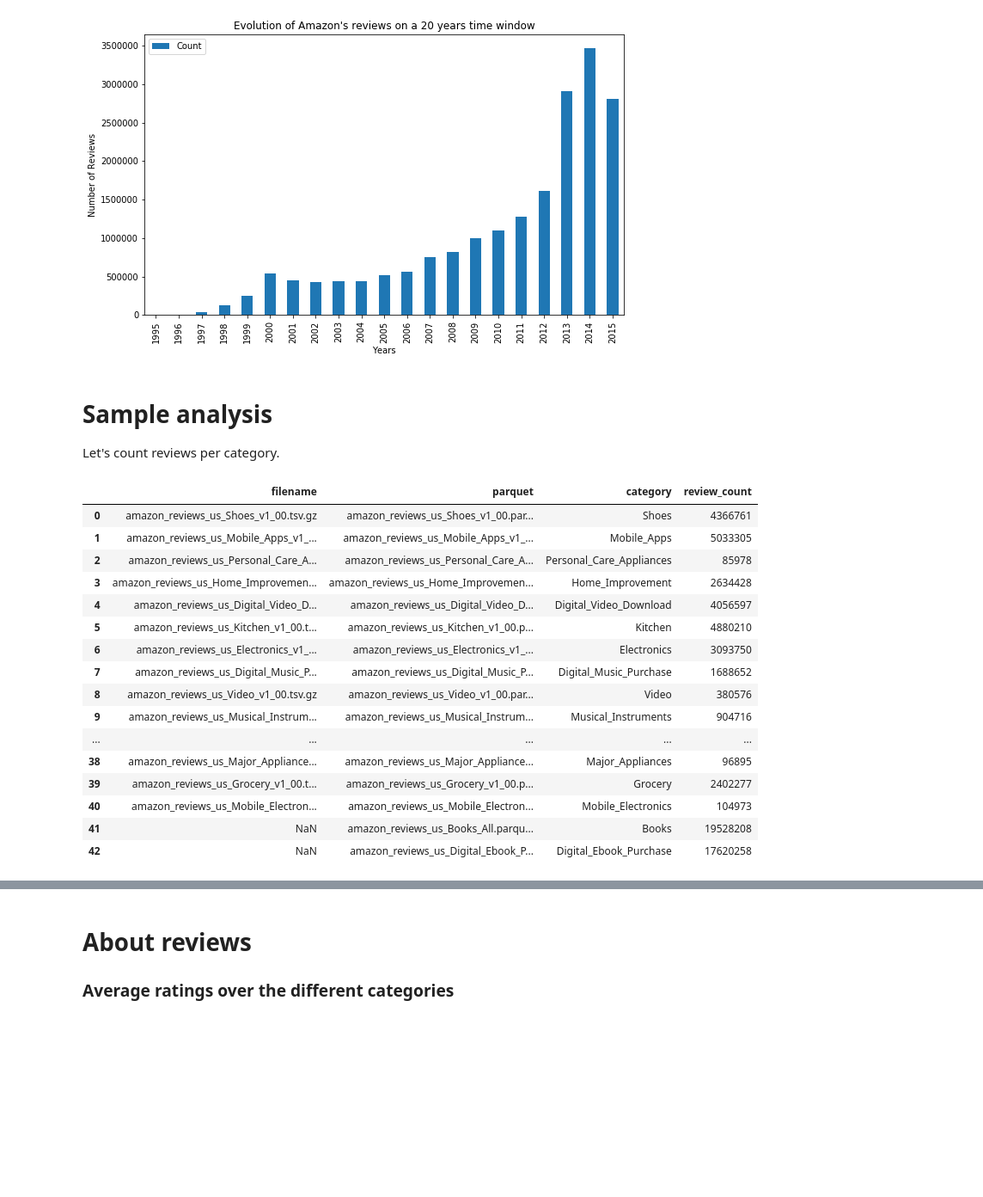
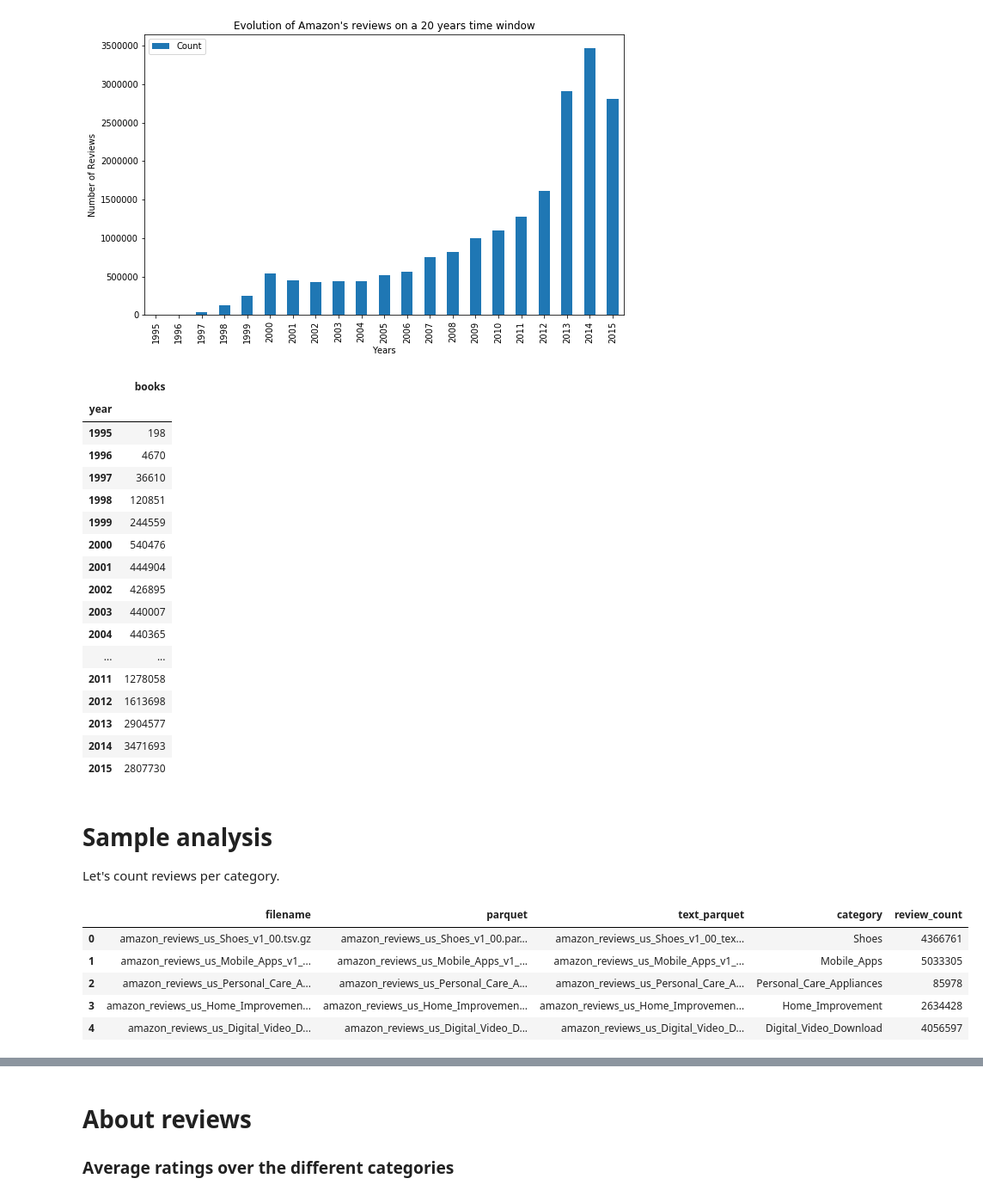
Before and after one commit to pjuda/ada-project, a Jupyter notebook: amazon-reviews.ipynb, the cells around one changed output, grey strips where cells are left out. Shown: that part at 86% size. Cells and saved outputs as stored; diff of their text form; code cells hidden in the pictures; blank space fills up the shorter version.

```diff
--- a/amazon-reviews.ipynb
+++ b/amazon-reviews.ipynb
@@ -12,7 +12,7 @@ import collections
 # directory where you have the parquet files. You need them to run any analysis.
 # Download Parquets here: https://drive.google.com/open?id=1BkH7vfupcBaLs2gTYphff6z9Qvg-TcAq
 # Extract parquet.tar.gz to the directory of you notebook or change the PARQUET_DIR
-PARQUET_DIR = '../parquet/'
+PARQUET_DIR = './parquet/'
 # %%
 # Load dataframes listing the parquet files
 
@@ -102,6 +91,31 @@ ax.set_ylabel("Number of Reviews")
 # %% [output]
 Text(0,0.5,'Number of Reviews')
 [figure]
+# %%
+df_books['year'] = pd.DatetimeIndex(df_books['review_date']).year
+# %%
+df = pd.DataFrame()
+df['books'] = df_books.groupby('year')['year'].count()
+df
+# %% [output]
+|  | books |
+| year |  |
+| 1995 | 198 |
+| 1996 | 4670 |
+| 1997 | 36610 |
+| 1998 | 120851 |
+| 1999 | 244559 |
+| 2000 | 540476 |
+| 2001 | 444904 |
+| 2002 | 426895 |
+| 2003 | 440007 |
+| 2004 | 440365 |
+| ... | ... |
+| 2011 | 1278058 |
+| 2012 | 1613698 |
+| 2013 | 2904577 |
+| 2014 | 3471693 |
+| 2015 | 2807730 |
 # %% [markdown]
 # Sample analysis
 
@@ -115,23 +129,12 @@ def count_reviews(parquet_file):
     return df.shape[0]
 # %%
 category_reviews['review_count'] = category_reviews['parquet'].apply(count_reviews)
-category_reviews
+category_reviews.head()
 # %% [output]
-|  | filename | parquet | category | review_count |
-| 0 | amazon_reviews_us_Shoes_v1_00.tsv.gz | amazon_reviews_us_Shoes_v1_00.par... | Shoes | 4366761 |
-| 1 | amazon_reviews_us_Mobile_Apps_v1_... | amazon_reviews_us_Mobile_Apps_v1_... | Mobile_Apps | 5033305 |
-| 2 | amazon_reviews_us_Personal_Care_A... | amazon_reviews_us_Personal_Care_A... | Personal_Care_Appliances | 85978 |
-| 3 | amazon_reviews_us_Home_Improvemen... | amazon_reviews_us_Home_Improvemen... | Home_Improvement | 2634428 |
-| 4 | amazon_reviews_us_Digital_Video_D... | amazon_reviews_us_Digital_Video_D... | Digital_Video_Download | 4056597 |
-| 5 | amazon_reviews_us_Kitchen_v1_00.t... | amazon_reviews_us_Kitchen_v1_00.p... | Kitchen | 4880210 |
-| 6 | amazon_reviews_us_Electronics_v1_... | amazon_reviews_us_Electronics_v1_... | Electronics | 3093750 |
-| 7 | amazon_reviews_us_Digital_Music_P... | amazon_reviews_us_Digital_Music_P... | Digital_Music_Purchase | 1688652 |
-| 8 | amazon_reviews_us_Video_v1_00.tsv.gz | amazon_reviews_us_Video_v1_00.par... | Video | 380576 |
-| 9 | amazon_reviews_us_Musical_Instrum... | amazon_reviews_us_Musical_Instrum... | Musical_Instruments | 904716 |
-| ... | ... | ... | ... | ... |
-| 38 | amazon_reviews_us_Major_Appliance... | amazon_reviews_us_Major_Appliance... | Major_Appliances | 96895 |
-| 39 | amazon_reviews_us_Grocery_v1_00.t... | amazon_reviews_us_Grocery_v1_00.p... | Grocery | 2402277 |
-| 40 | amazon_reviews_us_Mobile_Electron... | amazon_reviews_us_Mobile_Electron... | Mobile_Electronics | 104973 |
-| 41 | NaN | amazon_reviews_us_Books_All.parqu... | Books | 19528208 |
-| 42 | NaN | amazon_reviews_us_Digital_Ebook_P... | Digital_Ebook_Purchase | 17620258 |
+|  | filename | parquet | text_parquet | category | review_count |
+| 0 | amazon_reviews_us_Shoes_v1_00.tsv.gz | amazon_reviews_us_Shoes_v1_00.par... | amazon_reviews_us_Shoes_v1_00_tex... | Shoes | 4366761 |
+| 1 | amazon_reviews_us_Mobile_Apps_v1_... | amazon_reviews_us_Mobile_Apps_v1_... | amazon_reviews_us_Mobile_Apps_v1_... | Mobile_Apps | 5033305 |
+| 2 | amazon_reviews_us_Personal_Care_A... | amazon_reviews_us_Personal_Care_A... | amazon_reviews_us_Personal_Care_A... | Personal_Care_Appliances | 85978 |
+| 3 | amazon_reviews_us_Home_Improvemen... | amazon_reviews_us_Home_Improvemen... | amazon_reviews_us_Home_Improvemen... | Home_Improvement | 2634428 |
+| 4 | amazon_reviews_us_Digital_Video_D... | amazon_reviews_us_Digital_Video_D... | amazon_reviews_us_Digital_Video_D... | Digital_Video_Download | 4056597 |
 # %%
```
Also changed, not shown: parts of 5 cells of this notebook, 3 other files.
